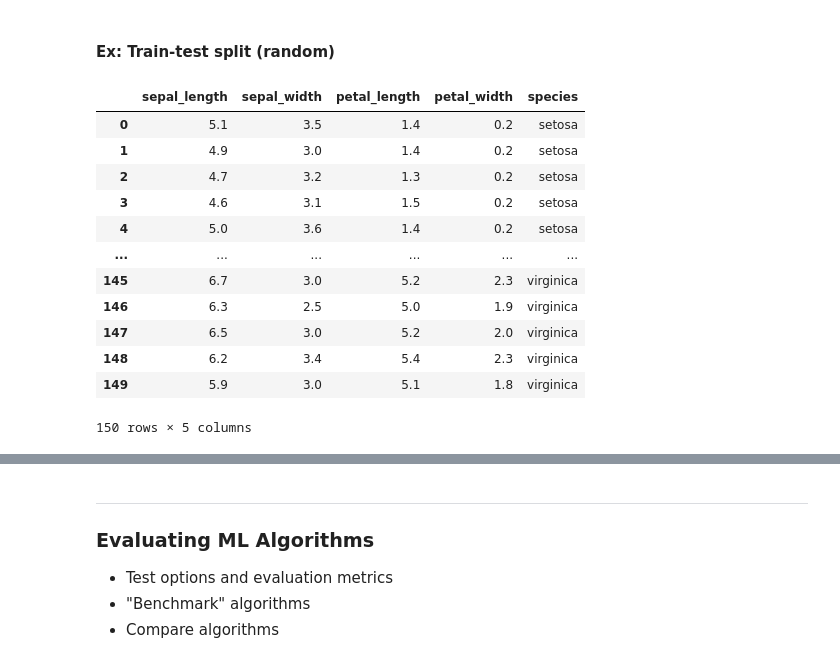
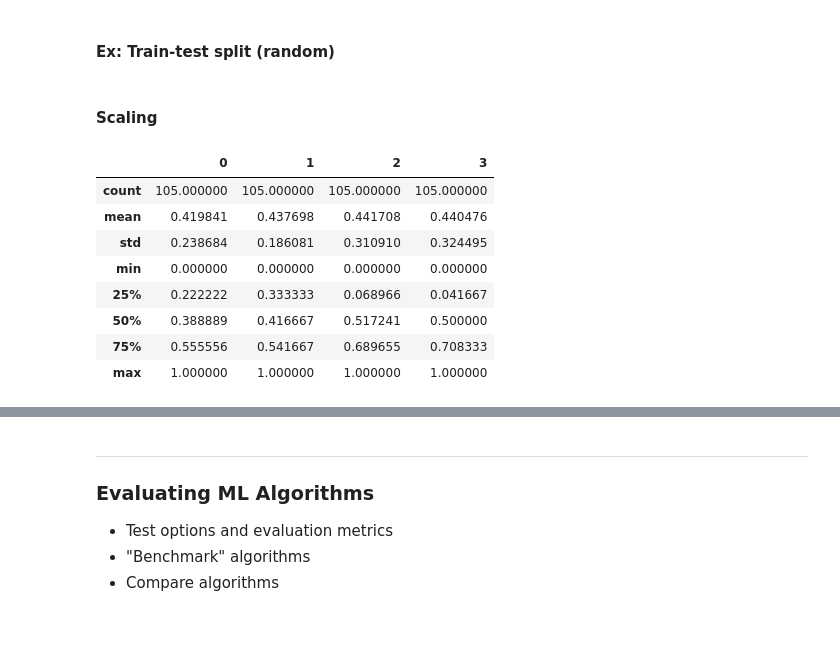
Before and after one commit to Unique-Divine/LeetCode-Coding-Practice, a Jupyter notebook: Python Cookbook (Unique Divine).ipynb, the cells around one changed output, grey strips where cells are left out. Cells and saved outputs as stored; diff of their text form; code cells hidden in the pictures; blank space fills up the shorter version.

```diff
--- a/Python Cookbook (Unique Divine).ipynb
+++ b/Python Cookbook (Unique Divine).ipynb
@@ -356,27 +385,49 @@ def check_null_values(df):
         return df.isnull().sum()
 # %% [markdown]
 #### Ex: Train-test split (random)
-# %%
-df = pd.read_csv('https://gist.githubusercontent.com/curran/a08a1080b88344b0c8a7/raw/639388c2cbc2120a14dcf466e85730eb8be498bb/iris.csv')
-df
-# %% [output]
-|  | sepal_length | sepal_width | petal_length | petal_width | species |
-| 0 | 5.1 | 3.5 | 1.4 | 0.2 | setosa |
-| 1 | 4.9 | 3.0 | 1.4 | 0.2 | setosa |
-| 2 | 4.7 | 3.2 | 1.3 | 0.2 | setosa |
-| 3 | 4.6 | 3.1 | 1.5 | 0.2 | setosa |
-| 4 | 5.0 | 3.6 | 1.4 | 0.2 | setosa |
-| ... | ... | ... | ... | ... | ... |
-| 145 | 6.7 | 3.0 | 5.2 | 2.3 | virginica |
-| 146 | 6.3 | 2.5 | 5.0 | 1.9 | virginica |
-| 147 | 6.5 | 3.0 | 5.2 | 2.0 | virginica |
-| 148 | 6.2 | 3.4 | 5.4 | 2.3 | virginica |
-| 149 | 5.9 | 3.0 | 5.1 | 1.8 | virginica |
-150 rows × 5 columns
-# %%
-X, Y = df.iloc[:, :4], df.iloc[:, -1] # Specify feature and target matrix
-
-# Perform train-test split
-from sklearn.model_selection import train_test_split
-X_train, X_test, Y_train, Y_test = train_test_split(
-        X, Y, test_size=0.3, random_state=7)
+# %%
+import numpy as np
+import pandas as pd
+from sklearn.model_selection import train_test_split
+
+df = pd.read_csv('https://gist.githubusercontent.com/curran/a08a1080b88344b0c8a7/raw/639388c2cbc2120a14dcf466e85730eb8be498bb/iris.csv')
+
+def tt_split(data):
+
+    if isinstance(data, pd.DataFrame):
+        X, Y = data.iloc[:, :4], data.iloc[:, -1] # Specify feature and target matrix
+    elif isinstance(data, np.ndarray):
+        X, Y = data[:, :4], data[:, -1].astype(float)
+
+    # Perform train-test split
+    X_train, X_test, Y_train, Y_test = train_test_split(
+            X, Y, test_size=0.3, random_state=7)
+    return X_train, X_test, Y_train, Y_test
+
+X_train, X_test, Y_train, Y_test = tt_split(df)
+# %% [markdown]
+#### Scaling
+# %%
+from sklearn import preprocessing
+def scale_data(X_train, X_test, type="standard"):
+    scaler = (preprocessing.StandardScaler()
+        if type == "standard"
+        else preprocessing.MinMaxScaler())
+
+    X_train_scaled = scaler.fit_transform(X_train)
+    X_test_scaled = scaler.transform(X_test)
+    return X_train_scaled, X_test_scaled
+
+# Gives minimum of 0, max of 1
+X_train, X_test = scale_data(X_train, X_test, "minmax")
+pd.DataFrame(X_train).describe()
+# %% [output]
+|  | 0 | 1 | 2 | 3 |
+| count | 105.000000 | 105.000000 | 105.000000 | 105.000000 |
+| mean | 0.419841 | 0.437698 | 0.441708 | 0.440476 |
+| std | 0.238684 | 0.186081 | 0.310910 | 0.324495 |
+| min | 0.000000 | 0.000000 | 0.000000 | 0.000000 |
+| 25% | 0.222222 | 0.333333 | 0.068966 | 0.041667 |
+| 50% | 0.388889 | 0.416667 | 0.517241 | 0.500000 |
+| 75% | 0.555556 | 0.541667 | 0.689655 | 0.708333 |
+| max | 1.000000 | 1.000000 | 1.000000 | 1.000000 |
```
Also changed, not shown: parts of 12 cells of this notebook.
